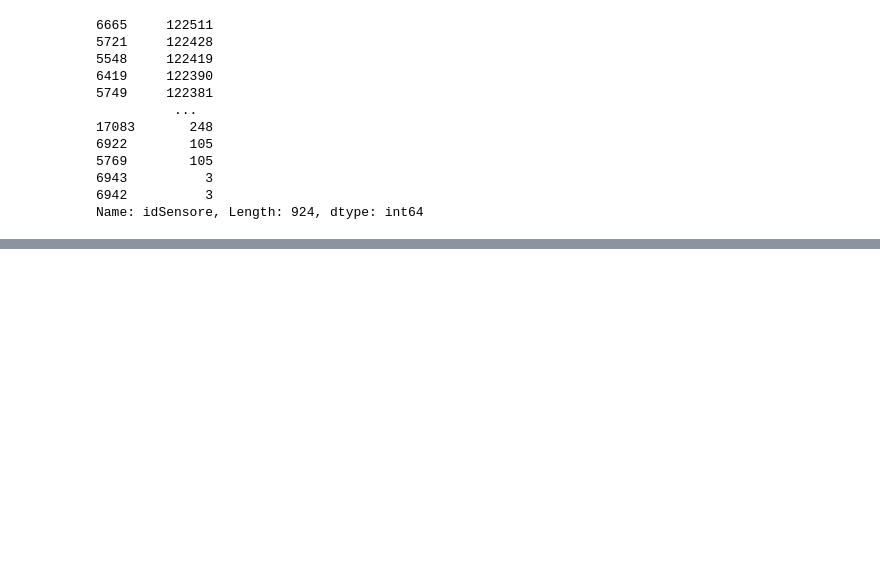
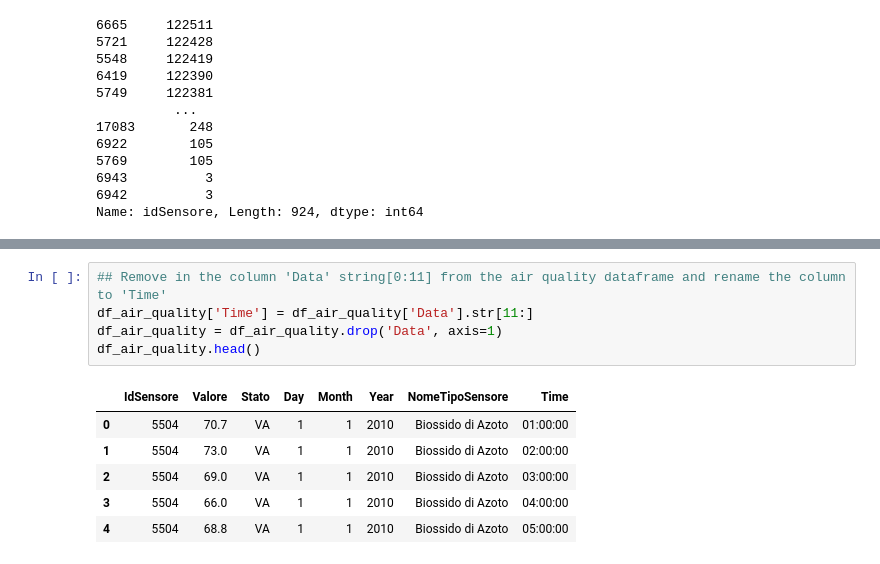
Before and after one commit to LGpolimi/HHE_DSLAB_project_AA2324, a Jupyter notebook: air_pollution_notebook.ipynb, the cells around one changed output, grey strips where cells are left out. Cells and saved outputs as stored; diff of their text form; blank space fills up the shorter version.

```diff
--- a/air_pollution_notebook.ipynb
+++ b/air_pollution_notebook.ipynb
@@ -158,0 +185,12 @@ Name: Data, dtype: int64
+# %%
+## Remove in the column 'Data' string[0:11] from the air quality dataframe and rename the column to 'Time'
+df_air_quality['Time'] = df_air_quality['Data'].str[11:]
+df_air_quality = df_air_quality.drop('Data', axis=1)
+df_air_quality.head()
+# %% [output]
+|  | IdSensore | Valore | Stato | Day | Month | Year | NomeTipoSensore | Time |
+| 0 | 5504 | 70.7 | VA | 1 | 1 | 2010 | Biossido di Azoto | 01:00:00 |
+| 1 | 5504 | 73.0 | VA | 1 | 1 | 2010 | Biossido di Azoto | 02:00:00 |
+| 2 | 5504 | 69.0 | VA | 1 | 1 | 2010 | Biossido di Azoto | 03:00:00 |
+| 3 | 5504 | 66.0 | VA | 1 | 1 | 2010 | Biossido di Azoto | 04:00:00 |
+| 4 | 5504 | 68.8 | VA | 1 | 1 | 2010 | Biossido di Azoto | 05:00:00 |
```
Also changed, not shown: parts of 10 cells of this notebook.
